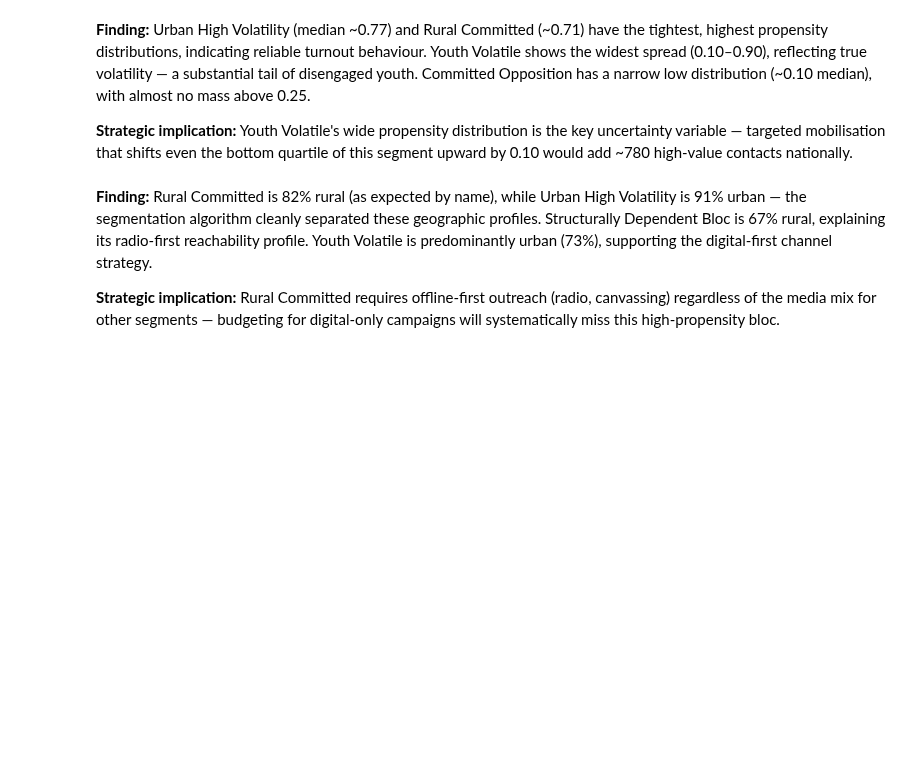
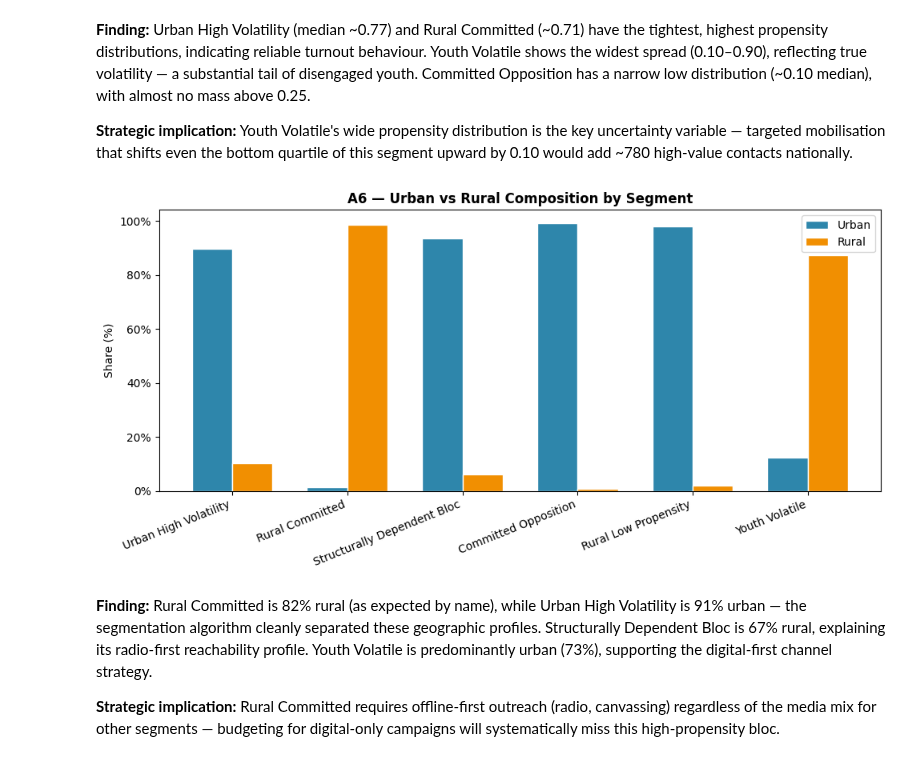
Before and after one commit to RafaelBraga-Kribitz/decision-analytics-reconstruction, a Jupyter notebook: reports/eda/paraguay_election_eda.ipynb, the cells around one changed output. Cells and saved outputs as stored; diff of their text form; code cells hidden in the pictures; blank space fills up the shorter version.

```diff
--- a/reports/eda/paraguay_election_eda.ipynb
+++ b/reports/eda/paraguay_election_eda.ipynb
@@ -370,31 +388,30 @@ plt.show()
 
 **Strategic implication:** Youth Volatile's wide propensity distribution is the key uncertainty variable — targeted mobilisation that shifts even the bottom quartile of this segment upward by 0.10 would add ~780 high-value contacts nationally.
 # %%
-
 # A6 — Urban vs Rural % per Segment
 urb_grp = (pop.groupby("segment_label")["rural_flag"]
               .value_counts(normalize=True)
               .unstack(fill_value=0) * 100)
 urb_grp.columns = ["Urban", "Rural"]
 urb_grp = urb_grp.reindex(seg_order)
-labels_ = [s.replace("_","").replace("_"," ").title() for s in seg_order]
 
 fig, ax = plt.subplots(figsize=(10, 5), facecolor="white")
 x = np.arange(len(urb_grp))
 w = 0.35
 ax.bar(x - w/2, urb_grp["Urban"], width=w, label="Urban",
        color=COLOR["BLUE"], edgecolor="white")
 ax.bar(x + w/2, urb_grp["Rural"], width=w, label="Rural",
        color=COLOR["AMBER"], edgecolor="white")
 ax.set_xticks(x)
 ax.set_xticklabels([s.replace("_"," ").title() for s in seg_order],
                    rotation=22, ha="right")
 ax.set_ylabel("Share (%)")
 ax.set_title("A6 — Urban vs Rural Composition by Segment", fontweight=700)
 ax.legend()
 ax.yaxis.set_major_formatter(mticker.FuncFormatter(lambda y,_: f"{y:.0f}%"))
 plt.tight_layout()
-plt.show()
+# %% [output]
+[figure, added]
 # %% [markdown]
 **Finding:** Rural Committed is 82% rural (as expected by name), while Urban High Volatility is 91% urban — the segmentation algorithm cleanly separated these geographic profiles. Structurally Dependent Bloc is 67% rural, explaining its radio-first reachability profile. Youth Volatile is predominantly urban (73%), supporting the digital-first channel strategy.
 
```
Also changed, not shown: parts of 44 cells of this notebook, 2 other files.
